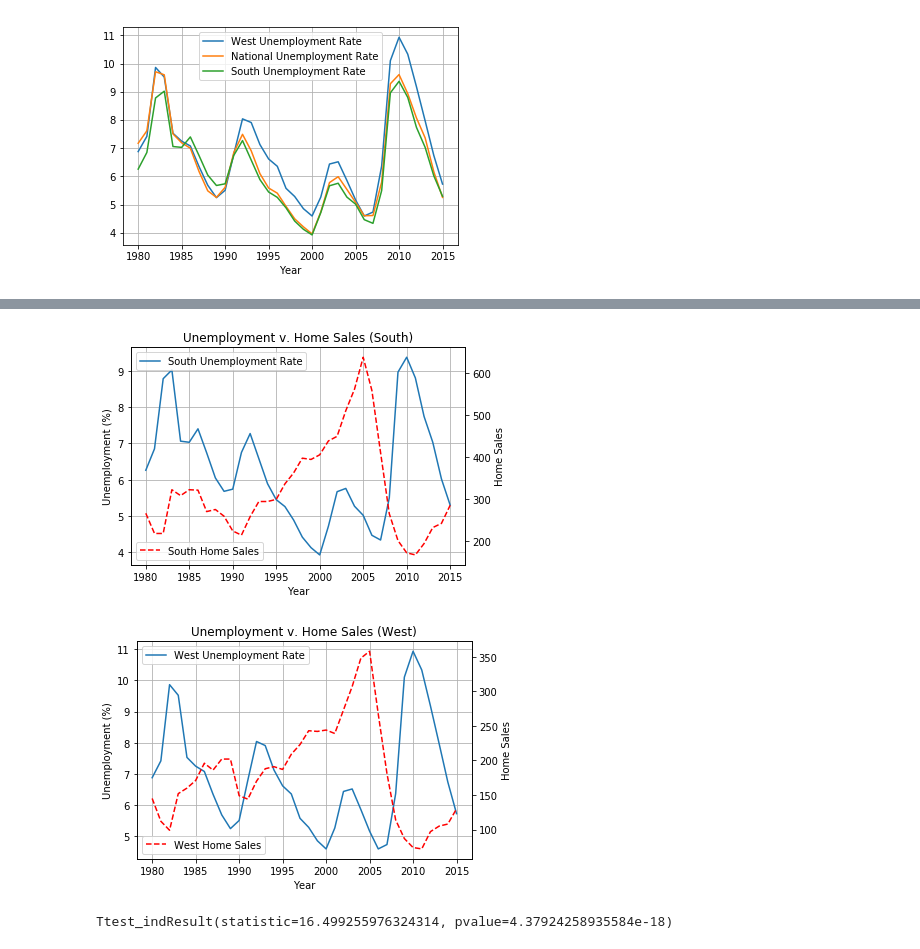
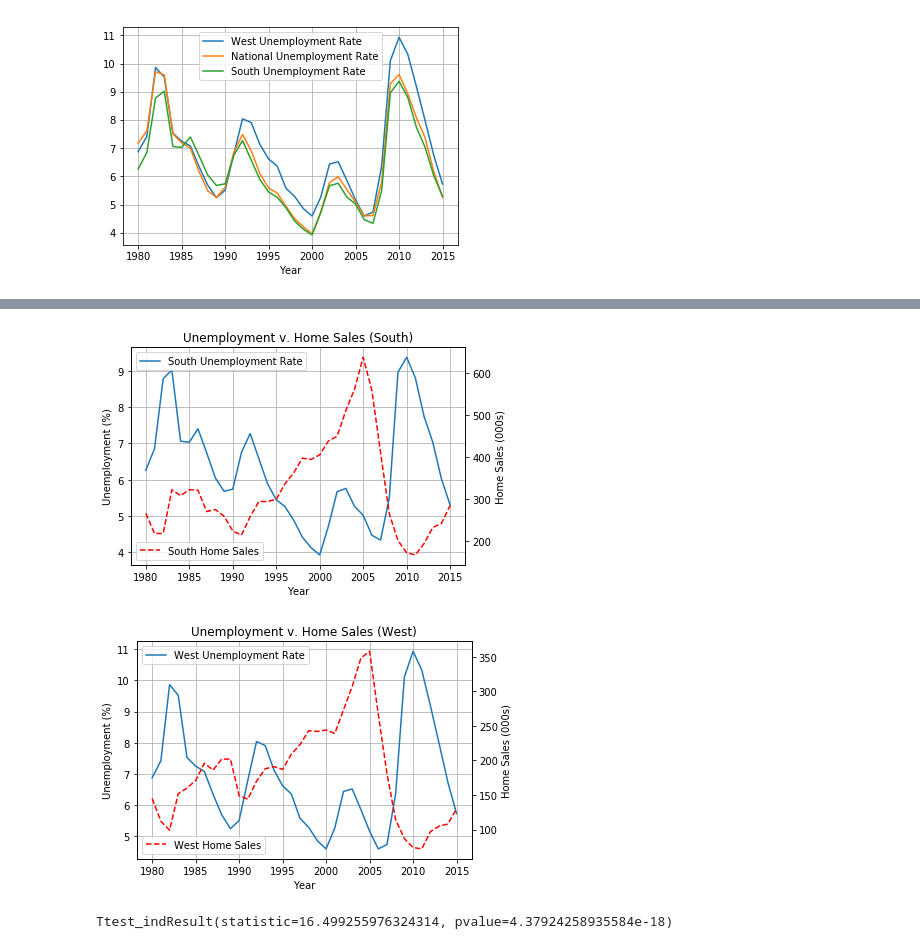
Before and after one commit to CarlosCocuy/ProjectRepo, a Jupyter notebook: data_cleaning.ipynb, the cells around one changed output, grey strips where cells are left out. Drawn from its saved outputs; the diff is of its cells as text; code cells hidden in the pictures.

```diff
--- a/data_cleaning.ipynb
+++ b/data_cleaning.ipynb
@@ -119,24 +119,24 @@ plt.savefig('Graph Images/Unemployment_Home_Sales.png')
 # %%
 south_sales=[]
 for sale in ca_fl_unemploy_data["South Home Sales"]:
     int_south_sale=int(sale)
     south_sales.append(int_south_sale)
 fig, ax3=plt.subplots()
 x=np.arange(1980,2016)
 s=ca_fl_unemploy_data['South Unemployment Rate']
 ax3.plot(x,s, label="South Unemployment Rate")
 ax4=ax3.twinx()
 ax4.plot(x,south_sales,color="r",linestyle="--", label='South Home Sales')
 ax3.grid()
 ax3.set_title('Unemployment v. Home Sales (South)')
 ax3.set_xlabel('Year')
 ax3.set_ylabel('Unemployment (%)')
-ax4.set_ylabel('Home Sales')
+ax4.set_ylabel('Home Sales (000s)')
 ax3.legend(loc="upper left")
 ax4.legend(loc="lower left")
 plt.savefig('Graph Images/Unemployment_South_Sales.png')
 # %% [output]
-[figure, old version]
+[figure, new version]
 # %%
 west_sales=[]
 for sale in ca_fl_unemploy_data["West Home Sales"]:
@@ -152,12 +152,12 @@ ax5.grid()
 ax5.set_title('Unemployment v. Home Sales (West)')
 ax5.set_xlabel('Year')
 ax5.set_ylabel('Unemployment (%)')
-ax6.set_ylabel('Home Sales')
+ax6.set_ylabel('Home Sales (000s)')
 ax5.legend(loc="upper left")
 ax6.legend(loc="lower left")
 plt.savefig('Graph Images/Unemployment_West_Sales.png')
 # %% [output]
-[figure, old version]
+[figure, new version]
 # %%
 #ttest of National Unemployment and National Home Sales
 stats.ttest_ind(home_sales,ca_fl_unemploy_data['National Unemployment Rate'], equal_var=False )
```
Also changed, not shown: parts of 4 cells of this notebook, 19 other files.
